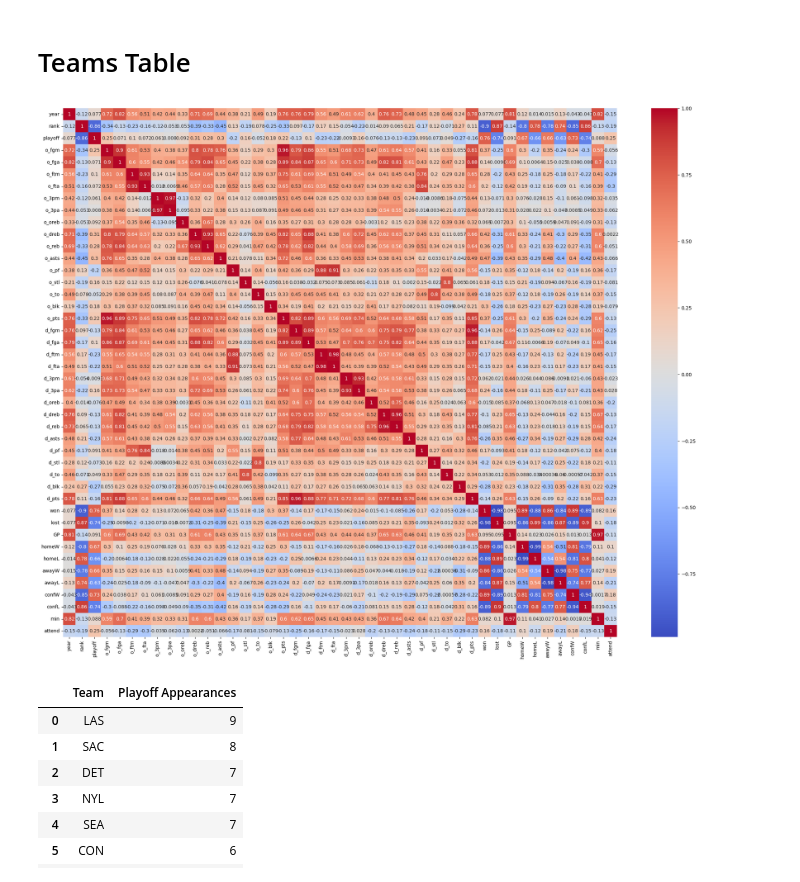
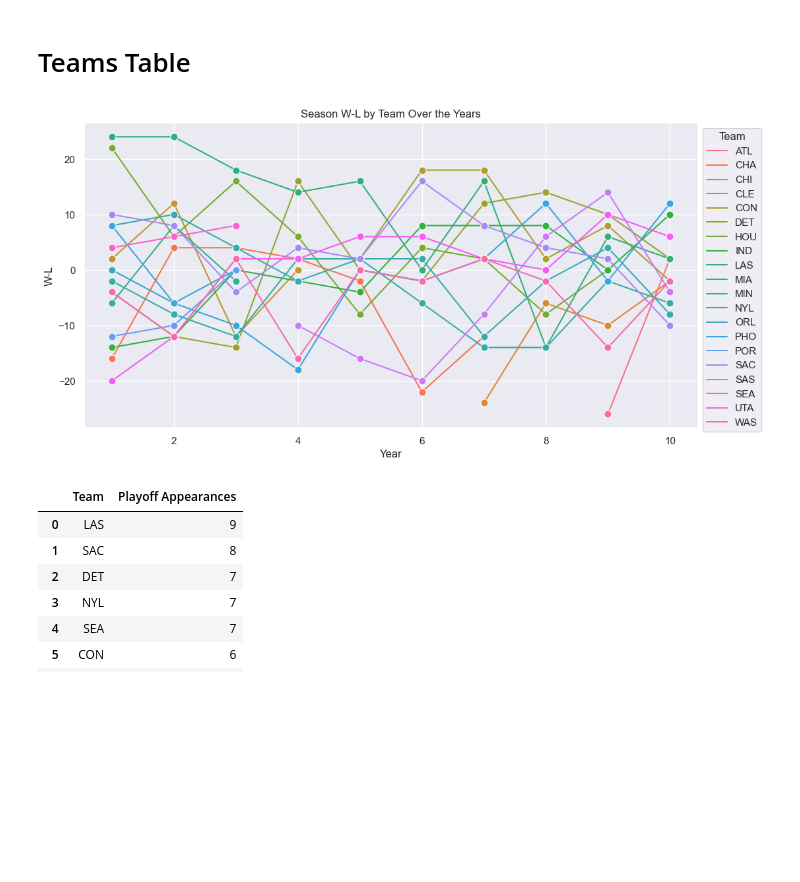
Before and after one commit to MartimHenriques/feup-machine-learning, a Jupyter notebook: src/data_understanding.ipynb, the cells around one changed output. Cells and saved outputs as stored; diff of their text form; code cells hidden in the pictures; blank space fills up the shorter version.

Commit message:
point graph

```diff
--- a/src/data_understanding.ipynb
+++ b/src/data_understanding.ipynb
@@ -317,23 +317,37 @@ pos and College have some missing values
 # %% [markdown]
 # Teams Table
 # %%
+# Correlation Matrix
+
+"""
 teams_df['playoff'] = teams_df['playoff'].eq('Y').mul(1)
 
 # only the numeric values
 teams_df_numeric = teams_df.select_dtypes(include='number')
 
 to_drop = []
 for column in teams_df_numeric.columns:
     if (column == 'divID') or (teams_df_numeric[column] == 0).all():
         to_drop.append(column)
 
 teams_df_numeric.drop(columns=to_drop, inplace=True)
 
 plt.figure(figsize=(26, 20))
 sb.heatmap(teams_df_numeric.corr(), annot=True, cmap='coolwarm')
 plt.show()
+"""
+teams_df['W-L'] = teams_df['won']-teams_df['lost']
+
+sb.set(style="darkgrid")
+plt.figure(figsize=(12, 6))
+sb.lineplot(data=teams_df, x='year', y='W-L', hue='tmID', marker="o", markersize=8, dashes=False)
+plt.xlabel('Year')
+plt.ylabel('W-L')
+plt.title('Season W-L by Team Over the Years')
+plt.legend(title='Team', loc='upper left', bbox_to_anchor=(1, 1))
+plt.show()
 # %% [output]
-[figure, old version]
+[figure, new version]
 # %%
 # Teams Playoff Appearances
 playoff_teams = teams_df[teams_df['playoff'] == 1]
```
Also changed, not shown: parts of 2 cells of this notebook.
